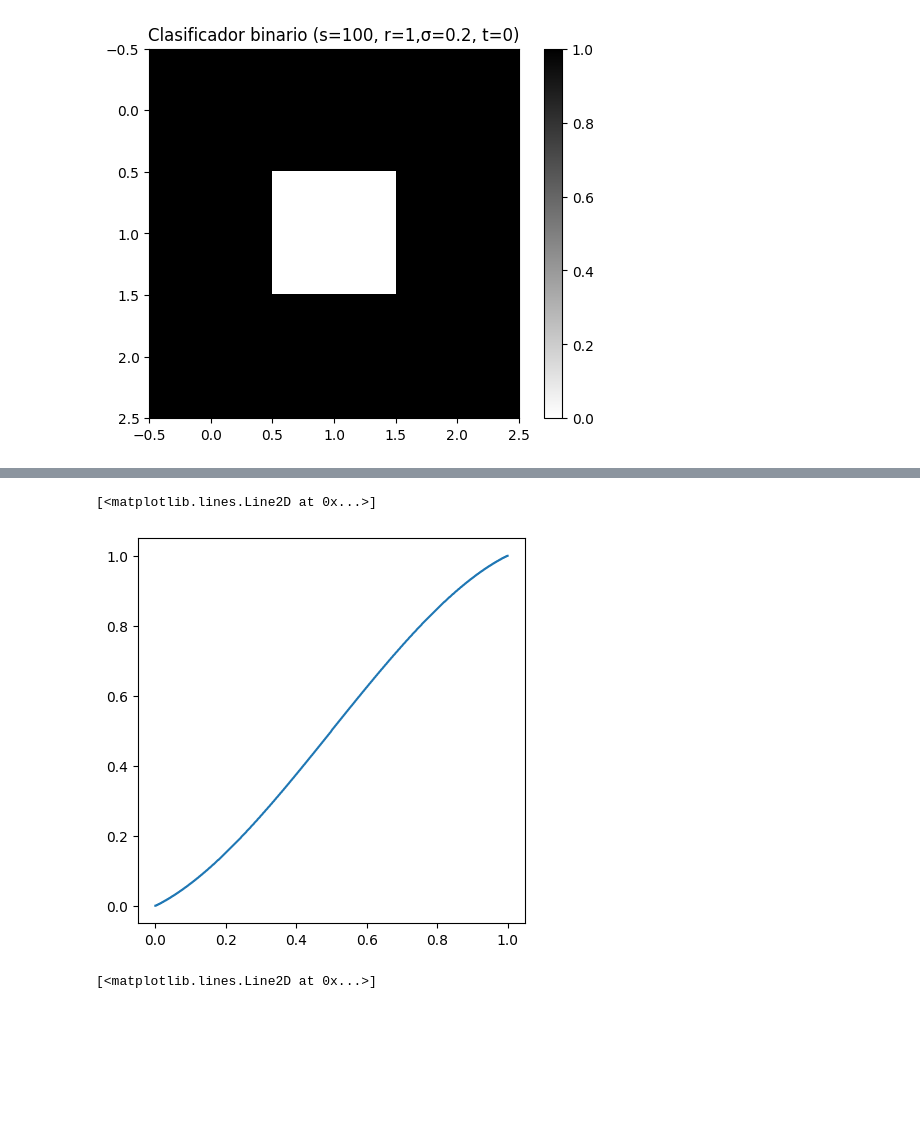
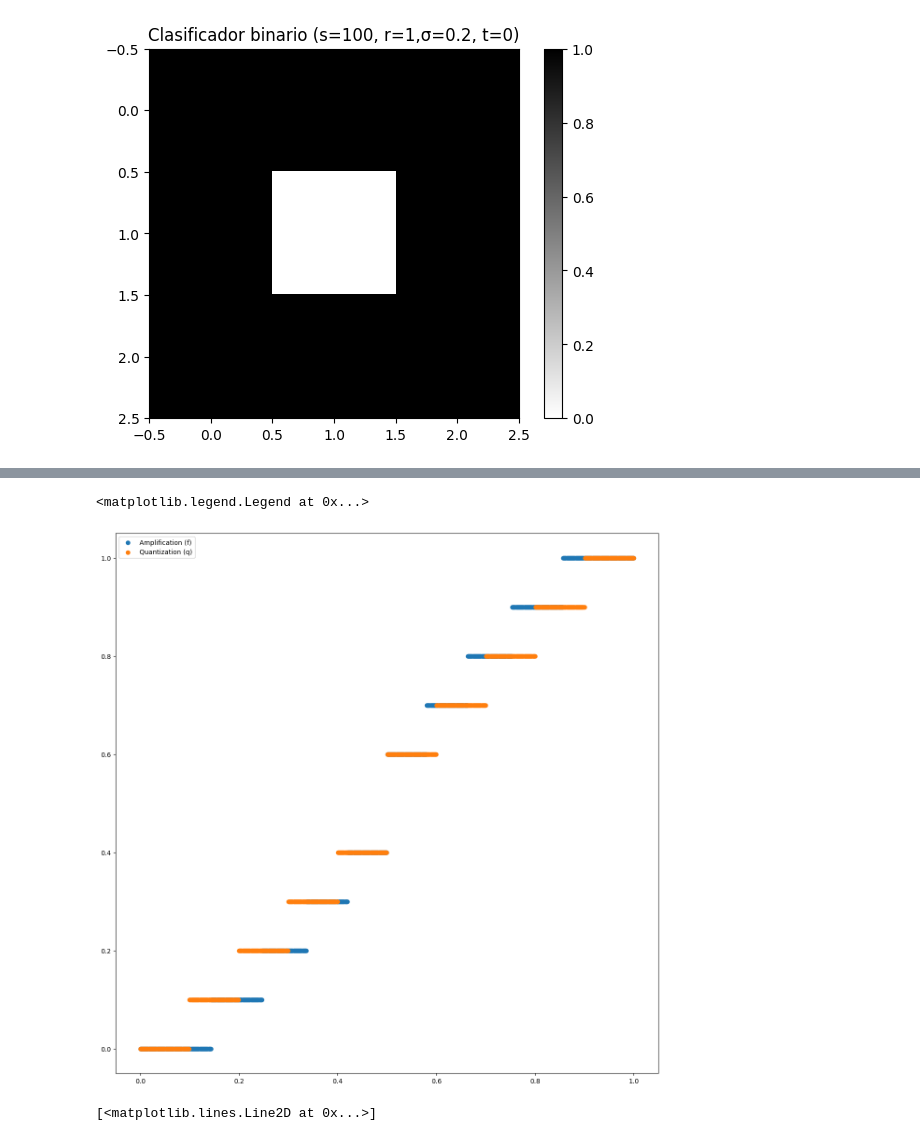
Before and after one commit to nacho2110/edpn-proyecto, a Jupyter notebook: preproyecto.ipynb, the cells around one changed output, grey strips where cells are left out. Cells and saved outputs as stored; diff of their text form; code cells hidden in the pictures; blank space fills up the shorter version.

```diff
--- a/preproyecto.ipynb
+++ b/preproyecto.ipynb
@@ -38,15 +51,17 @@ classifier.show()
 # %%
 
 def amp_polym(x: float, rc: float) -> float:
     """Función de amplificación cúbica."""
     return x*(1-x)*(x-rc)
 x = np.linspace(0, 1, 1000)
-plt.figure(figsize=(5, 5))
-classifier = BinaryClassifier(x0, 1, 1000, 1)
-plt.plot(x, [classifier._f(i) for i in x], label='Quantization')
+plt.figure(figsize=(15, 15))
+classifier = BinaryClassifier(x0, 1, 10, 1)
+plt.scatter(x, [classifier._f(i) for i in x], label='Amplification (f)')
+plt.scatter(x, [classifier.q(i) for i in x], label='Quantization (q)')
+plt.legend()
 # %% [output]
-[<matplotlib.lines.Line2D at 0x...>]
+<matplotlib.legend.Legend at 0x...>
-[figure, old version]
+[figure, new version]
 # %%
 plt.plot(x, x + amp_polym(x, 0.5), label='Amplification')
 # %% [output]
```
Also changed, not shown: parts of 4 cells of this notebook, 1 other file.
